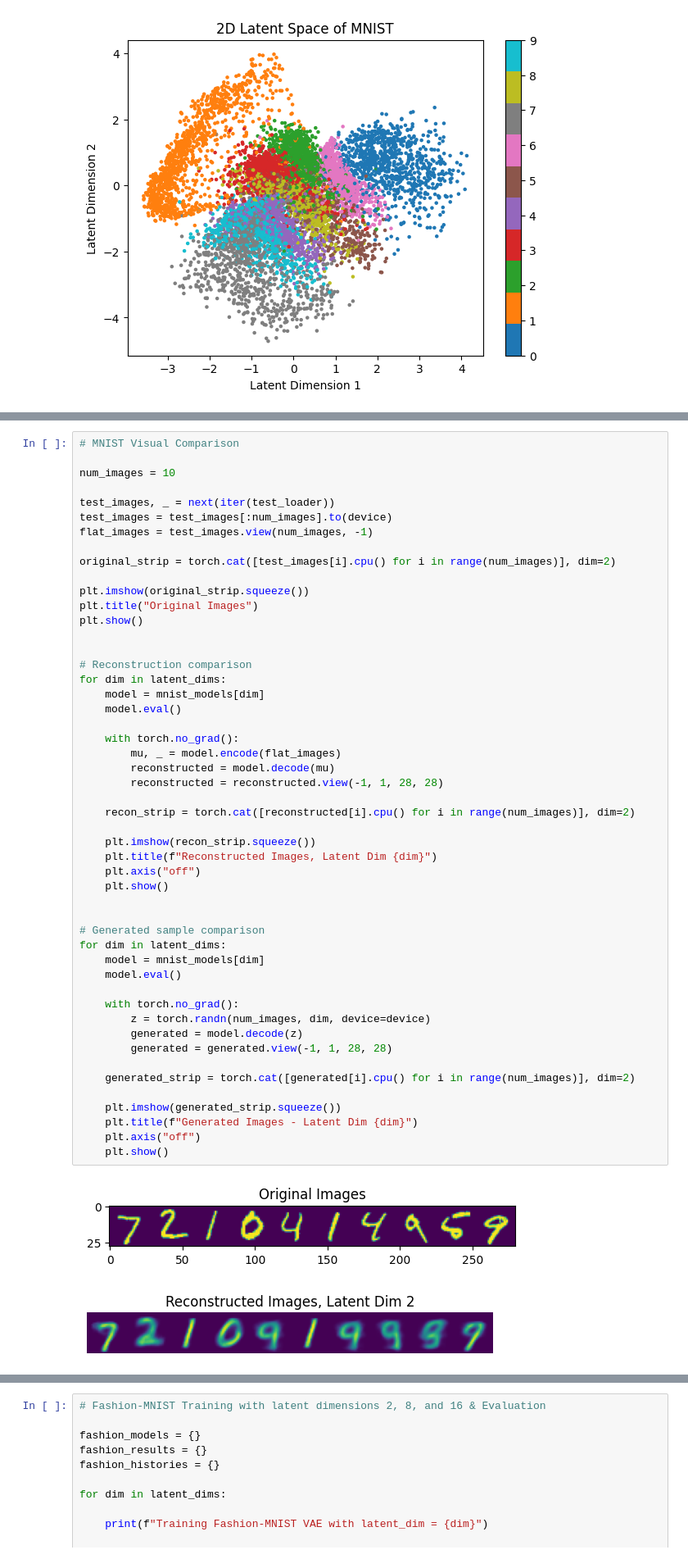
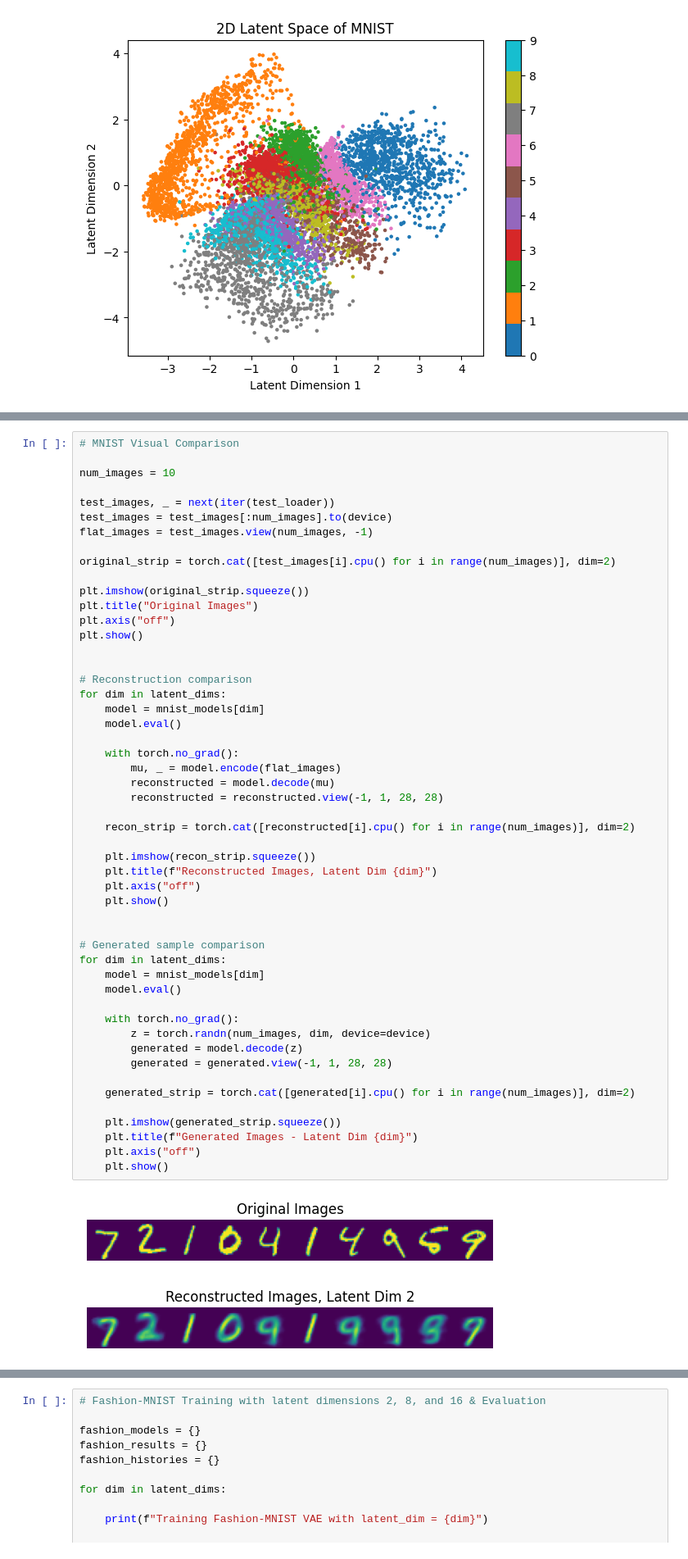
Before and after one commit to zzcinn/ECE1508-Project-Group-2, a Jupyter notebook: ECE1508_Project.ipynb, the cells around one changed output, grey strips where cells are left out. Shown at 82% size. Saved outputs shown, nothing was run; the diff lists cells and outputs as text.

```diff
--- a/ECE1508_Project.ipynb
+++ b/ECE1508_Project.ipynb
@@ -338,6 +340,7 @@ original_strip = torch.cat([test_images[i].cpu() for i in range(num_images)], di
 
 plt.imshow(original_strip.squeeze())
 plt.title("Original Images")
+plt.axis("off")
 plt.show()
 
 
@@ -349,34 +352,34 @@ for dim in latent_dims:
     with torch.no_grad():
         mu, _ = model.encode(flat_images)
         reconstructed = model.decode(mu)
         reconstructed = reconstructed.view(-1, 1, 28, 28)
 
     recon_strip = torch.cat([reconstructed[i].cpu() for i in range(num_images)], dim=2)
 
     plt.imshow(recon_strip.squeeze())
     plt.title(f"Reconstructed Images, Latent Dim {dim}")
     plt.axis("off")
     plt.show()
 
 
 # Generated sample comparison
 for dim in latent_dims:
     model = mnist_models[dim]
     model.eval()
 
     with torch.no_grad():
         z = torch.randn(num_images, dim, device=device)
         generated = model.decode(z)
         generated = generated.view(-1, 1, 28, 28)
 
     generated_strip = torch.cat([generated[i].cpu() for i in range(num_images)], dim=2)
 
     plt.imshow(generated_strip.squeeze())
     plt.title(f"Generated Images - Latent Dim {dim}")
     plt.axis("off")
     plt.show()
 # %% [output]
-[figure, old version]
+[figure, new version]
 [figure]
 [figure]
 [figure]
```
Also changed, not shown: parts of 1 cell of this notebook, 1 other file.
